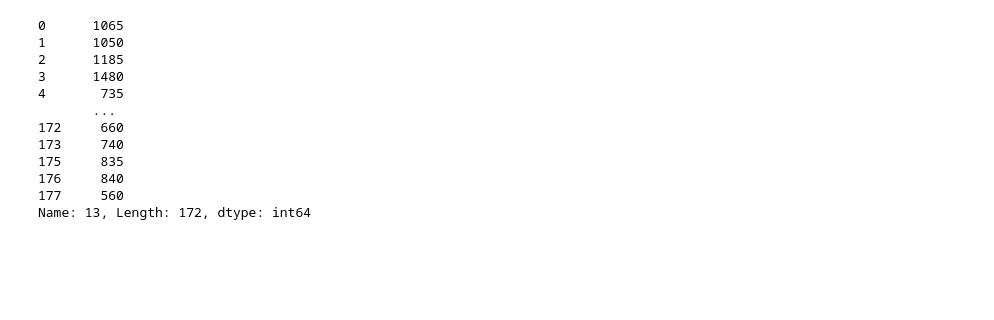
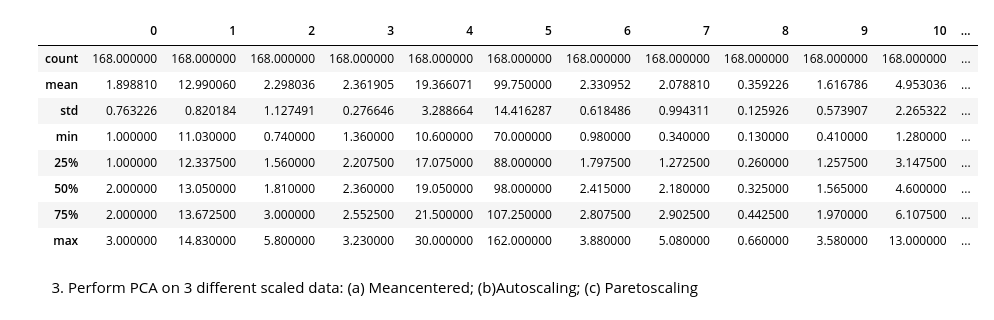
Before and after one commit to Selethe/Skills-session-week-5-10-10, a Jupyter notebook: skills_6.ipynb, the cells around one changed output. Drawn from its saved outputs; the diff is of its cells as text; code cells hidden in the pictures; blank space fills up the shorter version.

```diff
--- a/skills_6.ipynb
+++ b/skills_6.ipynb
@@ -48,15 +47,18 @@ msno.matrix(data)
+# %%
+data = pd.read_csv('clean_output.csv')
+features = list(data.columns)
+features.remove('0')
 # %%
-data[13]
+data.describe()
 # %% [output]
-0      1065
-1      1050
-2      1185
-3      1480
-4       735
-       ...
-172     660
-173     740
-175     835
-176     840
-177     560
-Name: 13, Length: 172, dtype: int64
+|  | 0 | 1 | 2 | 3 | 4 | 5 | 6 | 7 | 8 | 9 | 10 | ... |
+| count | 168.000000 | 168.000000 | 168.000000 | 168.000000 | 168.000000 | 168.000000 | 168.000000 | 168.000000 | 168.000000 | 168.000000 | 168.000000 | ... |
+| mean | 1.898810 | 12.990060 | 2.298036 | 2.361905 | 19.366071 | 99.750000 | 2.330952 | 2.078810 | 0.359226 | 1.616786 | 4.953036 | ... |
+| std | 0.763226 | 0.820184 | 1.127491 | 0.276646 | 3.288664 | 14.416287 | 0.618486 | 0.994311 | 0.125926 | 0.573907 | 2.265322 | ... |
+| min | 1.000000 | 11.030000 | 0.740000 | 1.360000 | 10.600000 | 70.000000 | 0.980000 | 0.340000 | 0.130000 | 0.410000 | 1.280000 | ... |
+| 25% | 1.000000 | 12.337500 | 1.560000 | 2.207500 | 17.075000 | 88.000000 | 1.797500 | 1.272500 | 0.260000 | 1.257500 | 3.147500 | ... |
+| 50% | 2.000000 | 13.050000 | 1.810000 | 2.360000 | 19.050000 | 98.000000 | 2.415000 | 2.180000 | 0.325000 | 1.565000 | 4.600000 | ... |
+| 75% | 2.000000 | 13.672500 | 3.000000 | 2.552500 | 21.500000 | 107.250000 | 2.807500 | 2.902500 | 0.442500 | 1.970000 | 6.107500 | ... |
+| max | 3.000000 | 14.830000 | 5.800000 | 3.230000 | 30.000000 | 162.000000 | 3.880000 | 5.080000 | 0.660000 | 3.580000 | 13.000000 | ... |
+# %% [markdown]
+3.	Perform PCA on 3 different scaled data: (a) Meancentered; (b)Autoscaling; (c) Paretoscaling
```
Also changed, not shown: parts of 16 cells of this notebook, 1 other file.
